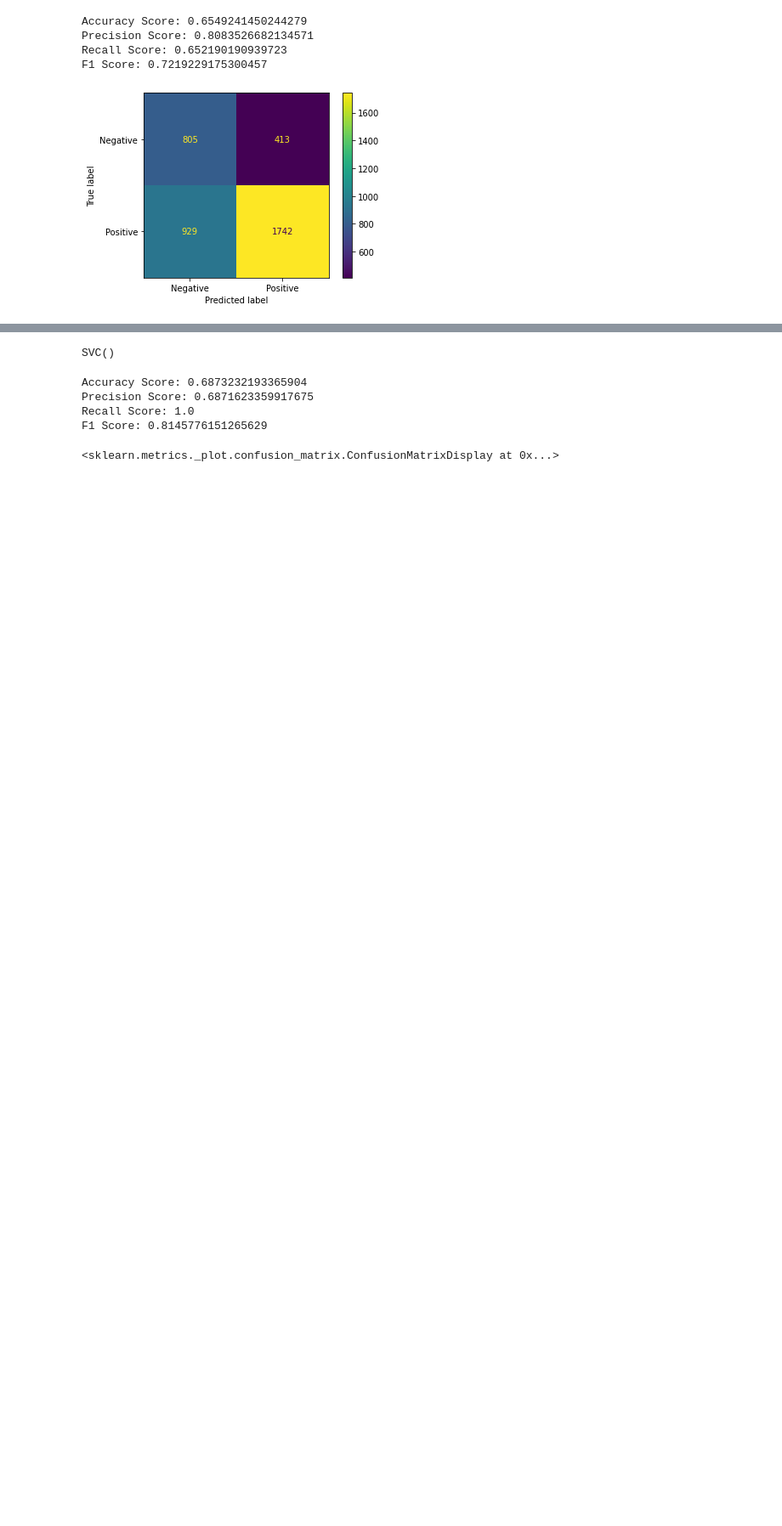
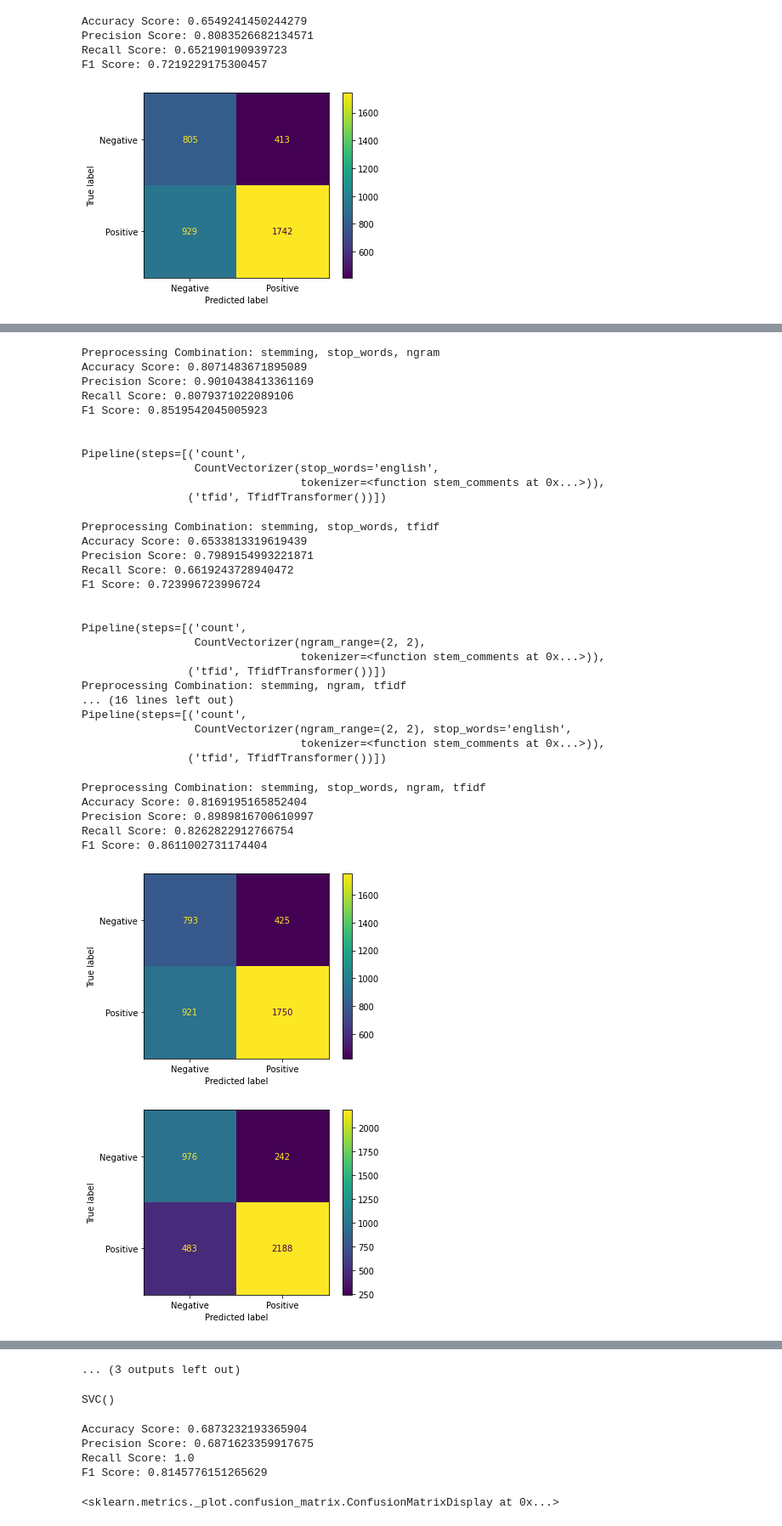
Before and after one commit to RandumbPurson/ratemyprof-sentiment, a Jupyter notebook: svm_model.ipynb, the cells around one changed output, grey strips where cells are left out. Shown at 85% size. Drawn from its saved outputs; the diff is of its cells as text; code cells hidden in the pictures; blank space fills up the shorter version.

Commit message:
added different preprocessing combinations

```diff
--- a/svm_model.ipynb
+++ b/svm_model.ipynb
@@ -292,0 +297,22 @@ F1 Score: 0.9223761624596698
+# %%
+# List of preprocessing steps
+techniques = ['stemming', 'stop_words', 'ngram', 'tfidf']
+
+# Generate all combinations (besides combinations of length 1)
+all_combinations = []
+for r in range(2, len(techniques) + 1):
+    all_combinations.extend(combinations(techniques, r))
+
+# Make into list of dictionaries for use as arguments in the preprocessing function
+arg_list = []
+for combo in all_combinations:
+    arg_list.append(dict([(key, True) for key in combo]))
+# %%
+# Try the experiment with all combinations
+
+for i in range(len(arg_list)):
+    X_train_vect, X_test_vect = preprocessing(X_train, X_test, **arg_list[i])
+    print('Preprocessing Combination: '+', '.join(all_combinations[i]))
+    experiment(X_train_vect, y_train, X_test_vect, y_test)
+    print("\n")
+# %% [output]
@@ -292,0 +336,35 @@ F1 Score: 0.9223761624596698
+Preprocessing Combination: stemming, stop_words, ngram
+Accuracy Score: 0.8071483671895089
+Precision Score: 0.9010438413361169
+Recall Score: 0.8079371022089106
+F1 Score: 0.8519542045005923
+
+
+Pipeline(steps=[('count',
+                 CountVectorizer(stop_words='english',
+                                 tokenizer=<function stem_comments at 0x...>)),
+                ('tfid', TfidfTransformer())])
+Preprocessing Combination: stemming, stop_words, tfidf
+Accuracy Score: 0.6533813319619439
+Precision Score: 0.7989154993221871
+Recall Score: 0.6619243728940472
+F1 Score: 0.723996723996724
+
+
+Pipeline(steps=[('count',
+                 CountVectorizer(ngram_range=(2, 2),
+                                 tokenizer=<function stem_comments at 0x...>)),
+                ('tfid', TfidfTransformer())])
+Preprocessing Combination: stemming, ngram, tfidf
+... (16 lines left out)
+Pipeline(steps=[('count',
+                 CountVectorizer(ngram_range=(2, 2), stop_words='english',
+                                 tokenizer=<function stem_comments at 0x...>)),
+                ('tfid', TfidfTransformer())])
+Preprocessing Combination: stemming, stop_words, ngram, tfidf
+Accuracy Score: 0.8169195165852404
+Precision Score: 0.8989816700610997
+Recall Score: 0.8262822912766754
+F1 Score: 0.8611002731174404
+[figure, added]
+[figure, added]
@@ -293,3 +377,4 @@ F1 Score: 0.9223761624596698
+... (3 outputs left out)
 # %%
 svc = SVC()
 # %%
```
Also changed, not shown: parts of 25 cells of this notebook.
